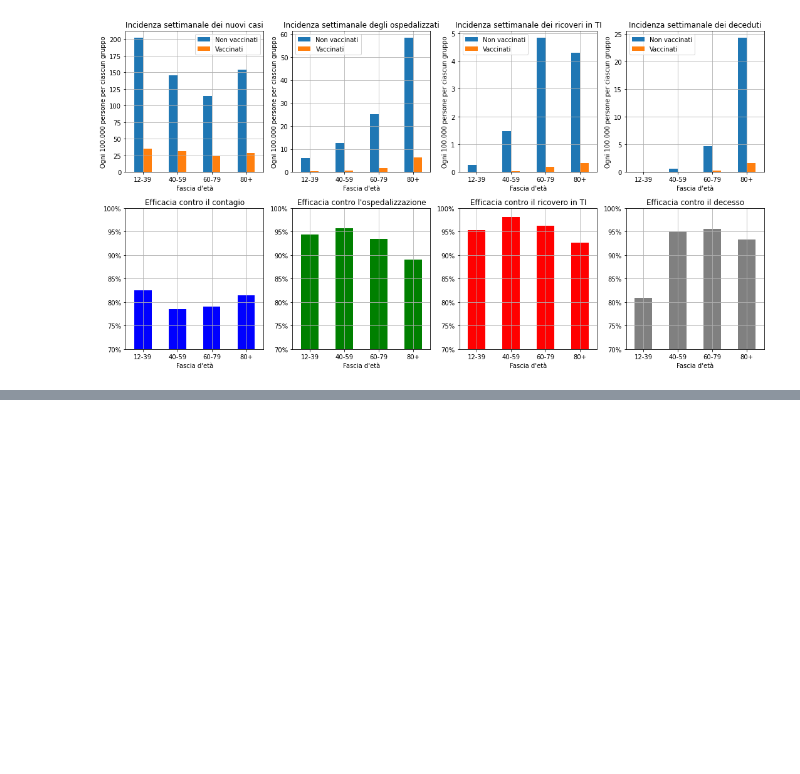
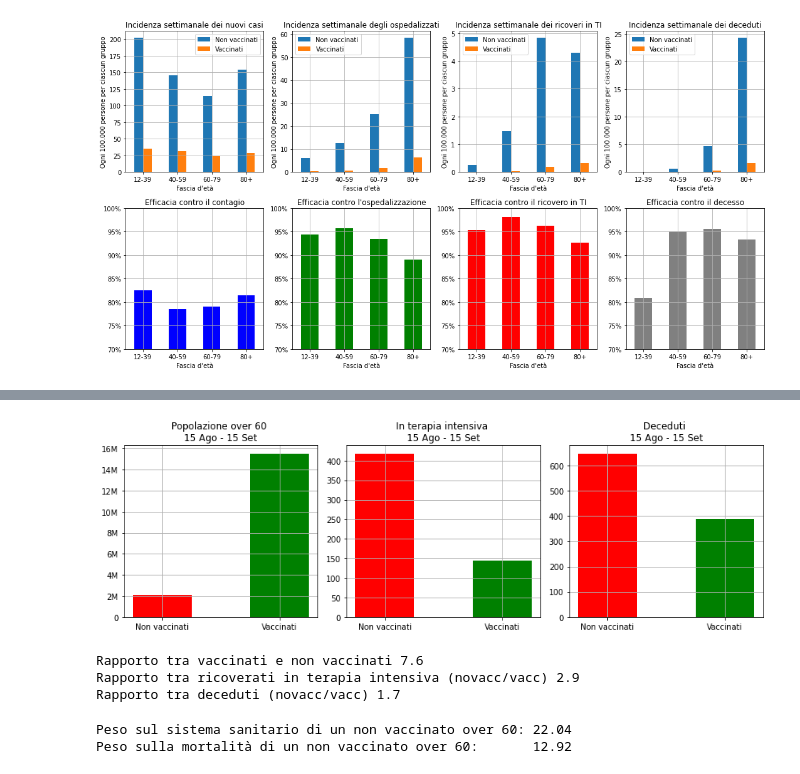
Before and after one commit to apalladi/covid_vaccini_monitoraggio, a Jupyter notebook: efficacia_vaccini.ipynb, the cells around one changed output, grey strips where cells are left out. Drawn from its saved outputs; the diff is of its cells as text; code cells hidden in the pictures; blank space fills up the shorter version.

Commit message:
aggiunto grafico per over60

```diff
--- a/efficacia_vaccini.ipynb
+++ b/efficacia_vaccini.ipynb
@@ -186,0 +189,6 @@ plt.show()
+# %%
+df_over60 = df_età.loc[[2,3], ['non vaccinati', 'vaccinati completo',
+                'terapia intensiva non vaccinati', 'terapia intensiva vaccinati',
+                'decessi non vaccinati', 'decessi vaccinati']].sum()
+
+df_over60
@@ -186,0 +203,46 @@ plt.show()
+# %%
+over60_array = np.array(df_over60)
+# %%
+plt.figure(figsize=(12, 4))
+plt.subplot(1, 3, 1)
+plt.bar(0, over60_array[0], width=0.5, color='red')
+plt.bar(1, over60_array[1], width=0.5, color='green')
+plt.xticks([0, 1], ['Non vaccinati', 'Vaccinati'])
+plt.yticks(10**6*np.arange(0, 17, 2), ['0', '2M', '4M', '6M', '8M', '10M', '12M', '14M', '16M'])
+plt.grid()
+plt.title('Popolazione over 60 \n15 Ago - 15 Set')
+plt.subplot(1, 3, 2)
+plt.bar(0, over60_array[2], width=0.5, color='red')
+plt.bar(1, over60_array[3], width=0.5, color='green')
+plt.xticks([0, 1], ['Non vaccinati', 'Vaccinati'])
+plt.grid()
+plt.title('In terapia intensiva \n15 Ago - 15 Set')
+plt.subplot(1, 3, 3)
+plt.bar(0, over60_array[4], width=0.5, color='red')
+plt.bar(1, over60_array[5], width=0.5, color='green')
+plt.xticks([0, 1], ['Non vaccinati', 'Vaccinati'])
+plt.grid()
+plt.title('Deceduti \n15 Ago - 15 Set')
+plt.tight_layout()
+plt.savefig('risultati/focus_over60.png', dpi=300)
+plt.show()
+# %% [output]
+[figure, added]
+# %%
+ratio_vacc_novacc = round(over60_array[1]/over60_array[0], 1)
+ratio_terint = round(over60_array[2]/over60_array[3], 1)
+ratio_dec = round(over60_array[4]/over60_array[5], 1)
+
+print('Rapporto tra vaccinati e non vaccinati', ratio_vacc_novacc)
+print('Rapporto tra ricoverati in terapia intensiva (novacc/vacc)', ratio_terint)
+print('Rapporto tra deceduti (novacc/vacc)', ratio_dec)
+# %% [output]
+Rapporto tra vaccinati e non vaccinati 7.6
+Rapporto tra ricoverati in terapia intensiva (novacc/vacc) 2.9
+Rapporto tra deceduti (novacc/vacc) 1.7
+# %%
+print('Peso sul sistema sanitario di un non vaccinato over 60:', ratio_vacc_novacc*ratio_terint)
+print('Peso sulla mortalità di un non vaccinato over 60:      ', ratio_vacc_novacc*ratio_dec)
+# %% [output]
+Peso sul sistema sanitario di un non vaccinato over 60: 22.04
+Peso sulla mortalità di un non vaccinato over 60:       12.92
```
Also changed, not shown: parts of 2 cells of this notebook, 1 other file.
